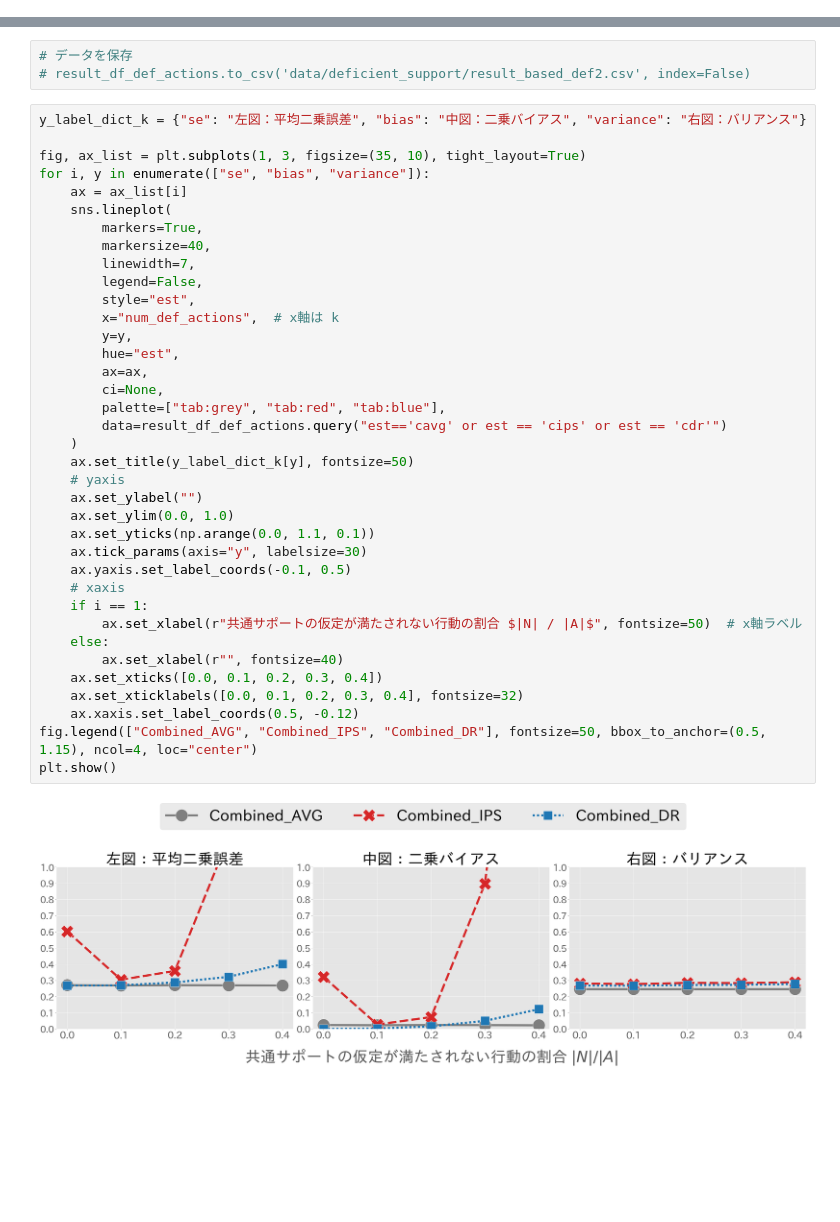
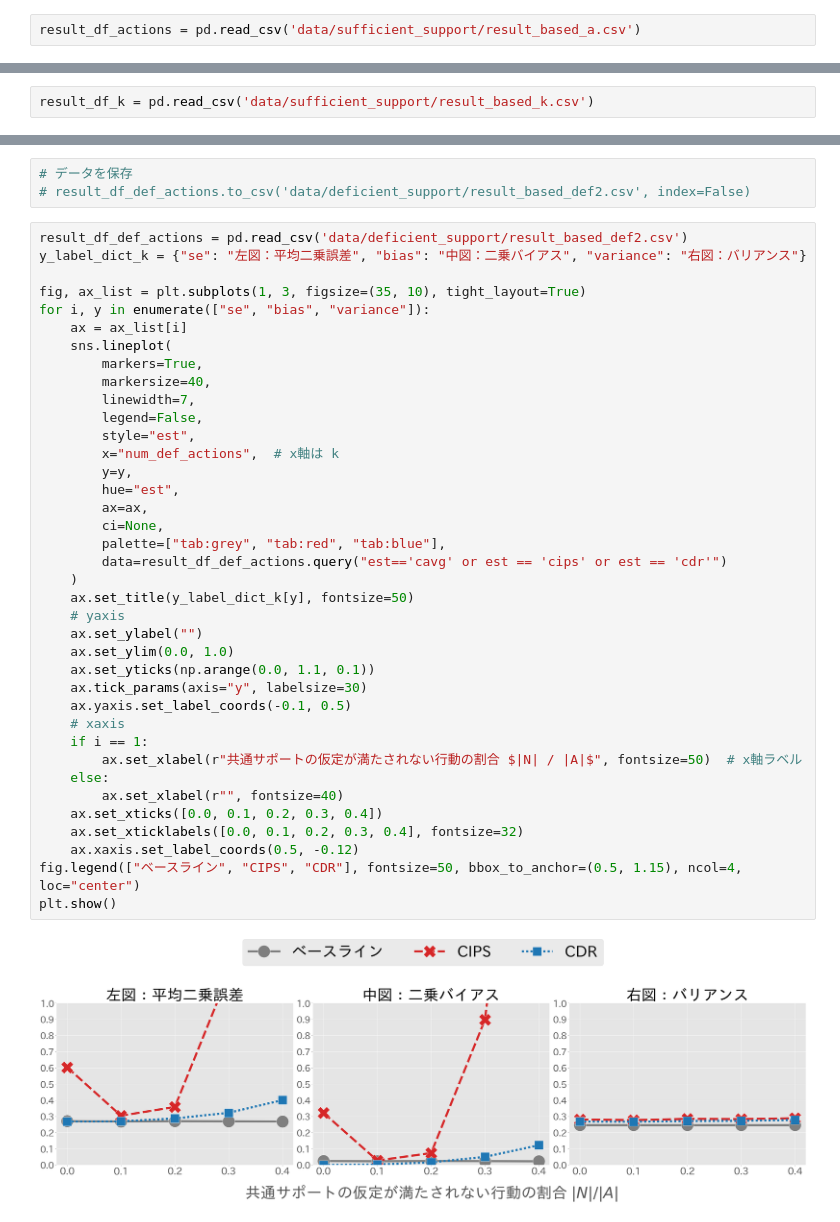
Before and after one commit to RickHub0115/Estimator-for-Offline-Policy-Evaluation-of-Recommending-Multiple-Actions-Considering-Platform-Wide-R, a Jupyter notebook: ope.ipynb, the cells around one changed output, grey strips where cells are left out. Drawn from its saved outputs; the diff is of its cells as text; blank space fills up the shorter version.

```diff
--- a/ope.ipynb
+++ b/ope.ipynb
@@ -210,6 +210,8 @@ result_df_actions = pd.concat(result_df_list).reset_index(level=0)
 # %%
 # データを保存
 # result_df_actions.to_csv('data/random_model/result_based_a.csv', index=False)
+# %%
+result_df_actions = pd.read_csv('data/sufficient_support/result_based_a.csv')
 # %%
 y_label_dict = {"se": "左図：平均二乗誤差", "bias": "中図：二乗バイアス", "variance": "右図：バリアンス"}
 
@@ -376,6 +378,8 @@ result_df_k = pd.concat(result_df_list).reset_index(level=0)
 # %%
 # データを保存
 # result_df_k.to_csv('data/random_model/result_based_k.csv', index=False)
+# %%
+result_df_k = pd.read_csv('data/sufficient_support/result_based_k.csv')
 # %%
 y_label_dict_k = {"se": "左図：平均二乗誤差", "bias": "中図：二乗バイアス", "variance": "右図：バリアンス"}
 
@@ -752,6 +756,7 @@ result_df_def_actions = pd.concat(result_df_list).reset_index(level=0)
 # データを保存
 # result_df_def_actions.to_csv('data/deficient_support/result_based_def2.csv', index=False)
 # %%
+result_df_def_actions = pd.read_csv('data/deficient_support/result_based_def2.csv')
 y_label_dict_k = {"se": "左図：平均二乗誤差", "bias": "中図：二乗バイアス", "variance": "右図：バリアンス"}
 
 fig, ax_list = plt.subplots(1, 3, figsize=(35, 10), tight_layout=True)
@@ -761,32 +766,32 @@ for i, y in enumerate(["se", "bias", "variance"]):
         markers=True,
         markersize=40,
         linewidth=7,
         legend=False,
         style="est",
         x="num_def_actions",  # x軸は k
         y=y,
         hue="est",
         ax=ax,
         ci=None,
         palette=["tab:grey", "tab:red", "tab:blue"],
         data=result_df_def_actions.query("est=='cavg' or est == 'cips' or est == 'cdr'")
     )
     ax.set_title(y_label_dict_k[y], fontsize=50)
     # yaxis
     ax.set_ylabel("")
     ax.set_ylim(0.0, 1.0)
     ax.set_yticks(np.arange(0.0, 1.1, 0.1))
     ax.tick_params(axis="y", labelsize=30)
     ax.yaxis.set_label_coords(-0.1, 0.5)
     # xaxis
     if i == 1:
         ax.set_xlabel(r"共通サポートの仮定が満たされない行動の割合 $|N| / |A|$", fontsize=50)  # x軸ラベル
     else:
         ax.set_xlabel(r"", fontsize=40)
     ax.set_xticks([0.0, 0.1, 0.2, 0.3, 0.4])
     ax.set_xticklabels([0.0, 0.1, 0.2, 0.3, 0.4], fontsize=32)
     ax.xaxis.set_label_coords(0.5, -0.12)
-fig.legend(["Combined_AVG", "Combined_IPS", "Combined_DR"], fontsize=50, bbox_to_anchor=(0.5, 1.15), ncol=4, loc="center")
+fig.legend(["ベースライン", "CIPS", "CDR"], fontsize=50, bbox_to_anchor=(0.5, 1.15), ncol=4, loc="center")
 plt.show()
 # %% [output]
-[figure, old version]
+[figure, new version]
```
Also changed, not shown: parts of 4 cells of this notebook, 4 other files.
